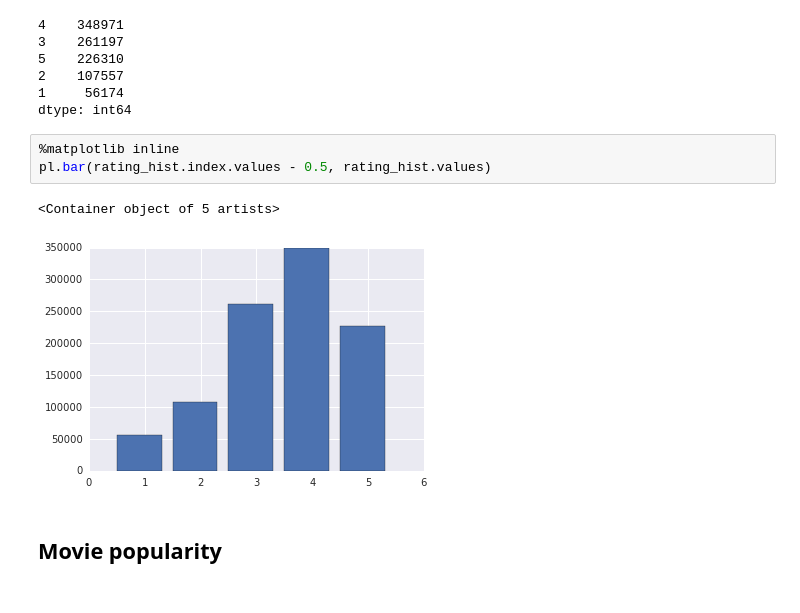
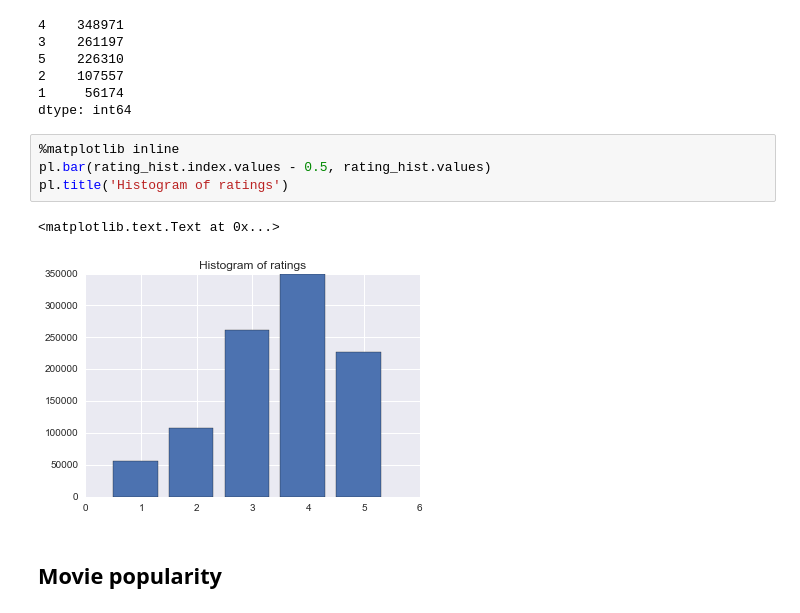
Before and after one commit to dg2/recommender_lab, a Jupyter notebook: Recommender systems.ipynb, the cells around one changed output. Drawn from its saved outputs; the diff is of its cells as text.

```diff
--- a/Recommender systems.ipynb
+++ b/Recommender systems.ipynb
@@ -46,9 +54,10 @@ dtype: int64
 # %%
 %matplotlib inline
 pl.bar(rating_hist.index.values - 0.5, rating_hist.values)
+pl.title('Histogram of ratings')
 # %% [output]
-<Container object of 5 artists>
+<matplotlib.text.Text at 0x...>
-[figure, old version]
+[figure, new version]
 # %% [markdown]
 ## Movie popularity
 # %% [markdown]
```
Also changed, not shown: parts of 23 cells of this notebook.
